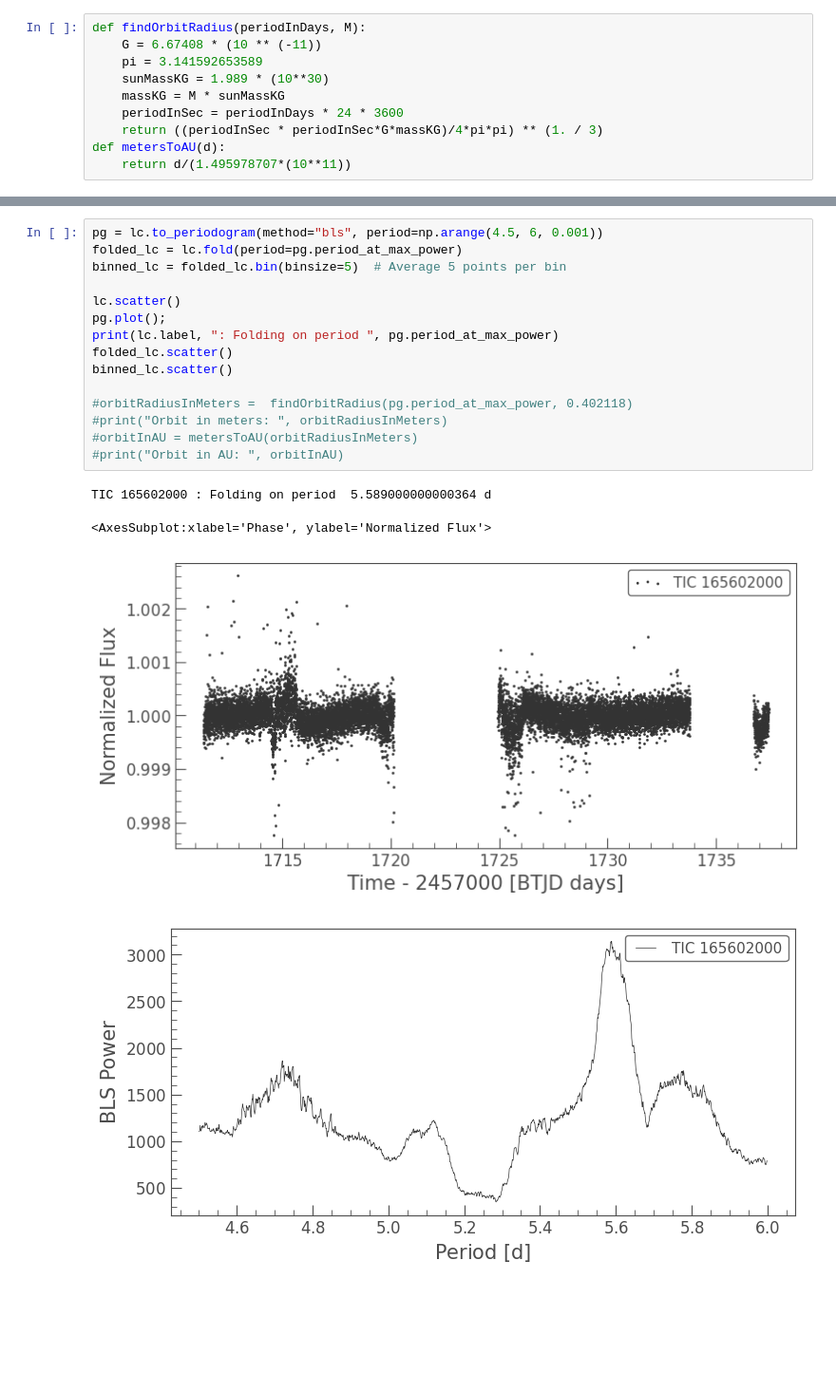
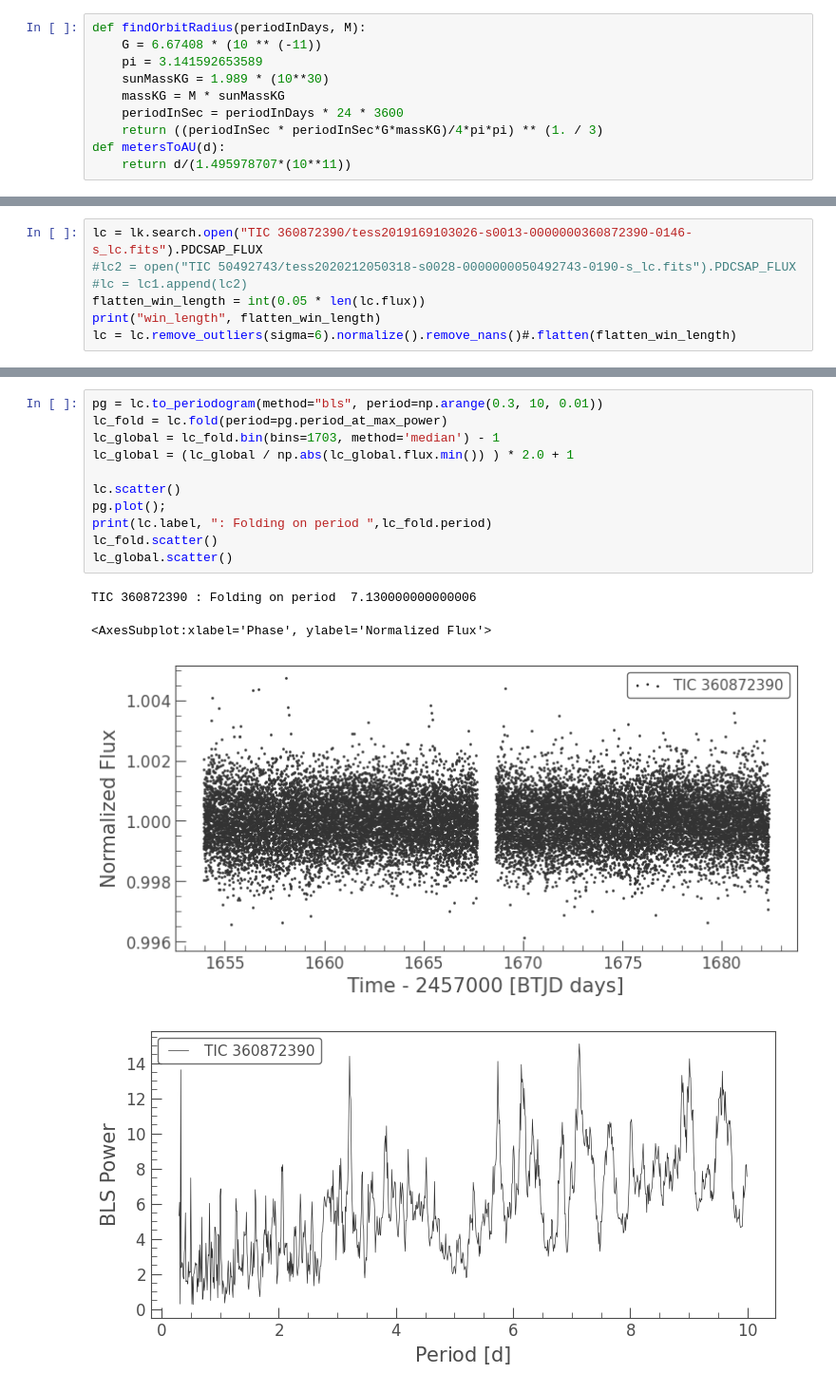
Before and after one commit to ineeve/exoplanetFinder, a Jupyter notebook: LightkurveExplorer.ipynb, the cells around one changed output, grey strips where cells are left out. Shown at 95% size. Saved outputs shown, nothing was run; the diff lists cells and outputs as text; blank space fills up the shorter version.

```diff
--- a/LightkurveExplorer.ipynb
+++ b/LightkurveExplorer.ipynb
@@ -27,0 +21,7 @@ lc = open("TIC165602000/tess2019226182529-s0015-0000000165602000-0151-s_lc.fits"
+# %%
+lc = lk.search.open("TIC 360872390/tess2019169103026-s0013-0000000360872390-0146-s_lc.fits").PDCSAP_FLUX
+#lc2 = open("TIC 50492743/tess2020212050318-s0028-0000000050492743-0190-s_lc.fits").PDCSAP_FLUX
+#lc = lc1.append(lc2)
+flatten_win_length = int(0.05 * len(lc.flux))
+print("win_length", flatten_win_length)
+lc = lc.remove_outliers(sigma=6).normalize().remove_nans()#.flatten(flatten_win_length)
@@ -28,20 +30,16 @@ lc = open("TIC165602000/tess2019226182529-s0015-0000000165602000-0151-s_lc.fits"
 # %%
-pg = lc.to_periodogram(method="bls", period=np.arange(4.5, 6, 0.001))
-folded_lc = lc.fold(period=pg.period_at_max_power)
-binned_lc = folded_lc.bin(binsize=5)  # Average 5 points per bin
+pg = lc.to_periodogram(method="bls", period=np.arange(0.3, 10, 0.01))
+lc_fold = lc.fold(period=pg.period_at_max_power)
+lc_global = lc_fold.bin(bins=1703, method='median') - 1
+lc_global = (lc_global / np.abs(lc_global.flux.min()) ) * 2.0 + 1
 
 lc.scatter()
 pg.plot();
-print(lc.label, ": Folding on period ", pg.period_at_max_power)
-folded_lc.scatter()
-binned_lc.scatter()
-
-#orbitRadiusInMeters =  findOrbitRadius(pg.period_at_max_power, 0.402118)
-#print("Orbit in meters: ", orbitRadiusInMeters)
-#orbitInAU = metersToAU(orbitRadiusInMeters)
-#print("Orbit in AU: ", orbitInAU)
+print(lc.label, ": Folding on period ",lc_fold.period)
+lc_fold.scatter()
+lc_global.scatter()
 # %% [output]
-TIC 165602000 : Folding on period  5.589000000000364 d
+TIC 360872390 : Folding on period  7.130000000000006
 <AxesSubplot:xlabel='Phase', ylabel='Normalized Flux'>
-[figure, old version]
+[figure, new version]
-[figure, old version]
+[figure, new version]
```
Also changed, not shown: parts of 5 cells of this notebook, 29 other files.
